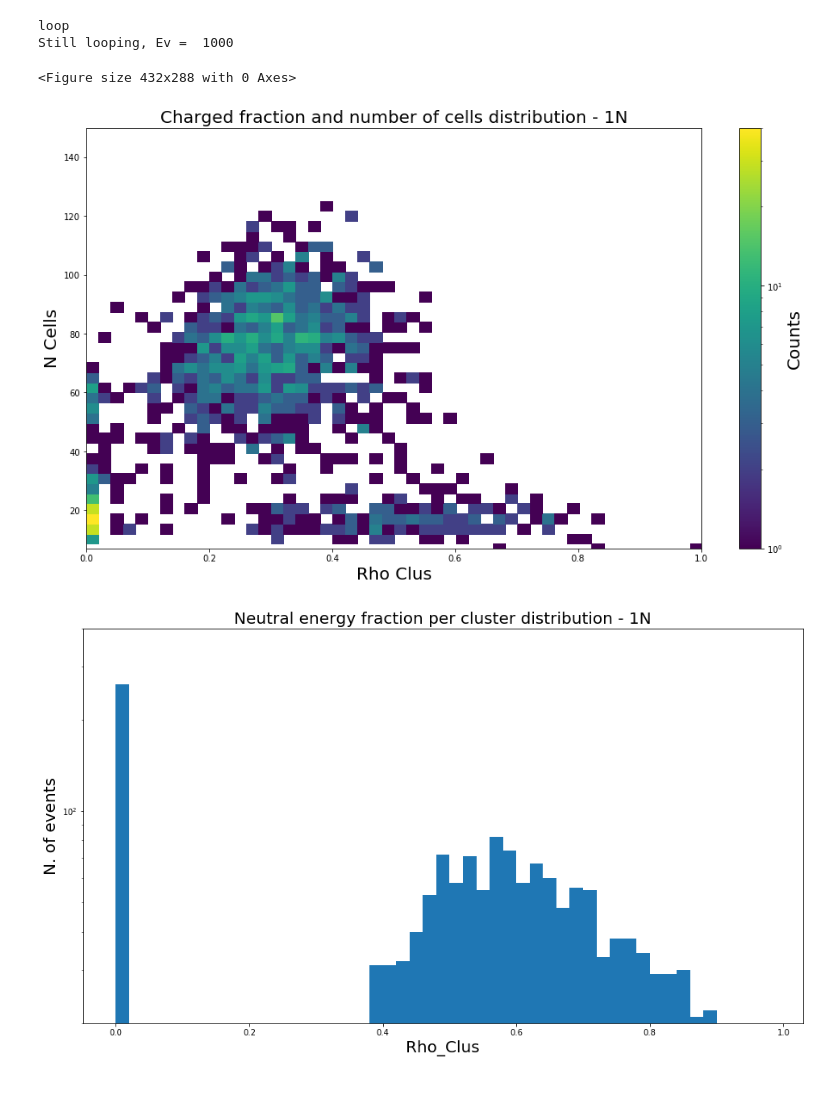
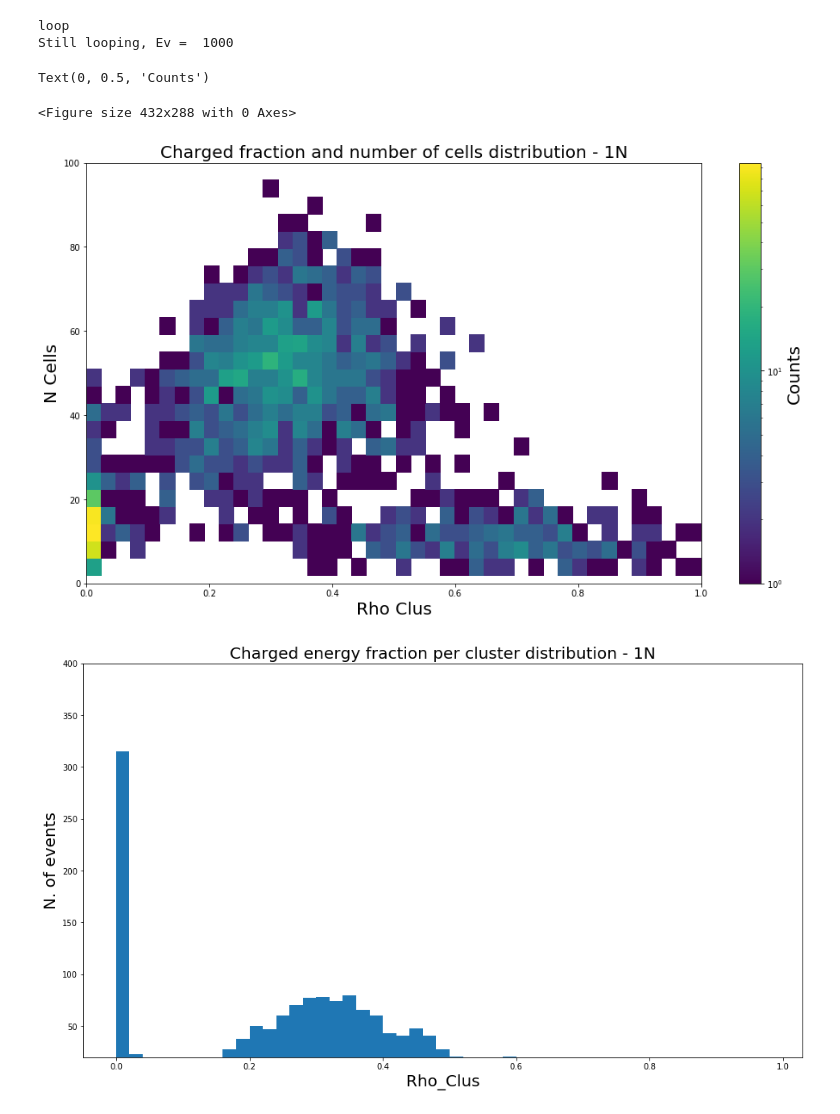
Before and after one commit to sanmayphy/ENERGYFLOW_ML, a Jupyter notebook: DataExploration/Clustering_Energy.ipynb, the cells around one changed output. Saved outputs shown, nothing was run; the diff lists cells and outputs as text; code cells hidden in the pictures.

```diff
--- a/DataExploration/Clustering_Energy.ipynb
+++ b/DataExploration/Clustering_Energy.ipynb
@@ -103,18 +103,15 @@ for ev in range(events):
     Charged_Topo=En_Topo(gT,f,'Charged', ev)
     Neutral_Topo=En_Topo(gT,f,'Neutral', ev)
     Total_Topo=En_Topo(gT,f,'Total',ev)
-
     Count_Cell=Count_Cells(gT, ev)
     i=0
-    #j=-10
     while i<len(Total_Topo):
+        Nu_Cell=Count_Cell[i]
+
         Rho_Clus_P.append(Charged_Topo[i]/Total_Topo[i] )
         Rho_Clus_N.append(Neutral_Topo[i]/Total_Topo[i] )
-
-        N_Cell.append(Count_Cell[i])
+        N_Cell.append(Nu_Cell)
         i+=1
-
-#print(N_Topo40/k, k)
 # %% [output]
 loop
 Still looping, Ev =  100
@@ -156,31 +152,32 @@ Still looping, Ev =  1000
 # %%
 import matplotlib as mpl
 import matplotlib.colors as colors
 
 
 fig2 = plt.figure()
 ax = plt.subplots(figsize=(16,9))
 
-plt.hist2d(Rho_Clus_PA, N_CellA,bins=(50,35), norm=mpl.colors.LogNorm())
+plt.hist2d(Rho_Clus_P, N_Cell,bins=(50,23), norm=mpl.colors.LogNorm())
 plt.xlabel('Rho Clus', fontsize=20)
 plt.ylabel('N Cells', fontsize=20)
 plt.title("Charged fraction and number of cells distribution - 1N", fontsize=20)
 plt.xlim(0 ,1)
-plt.ylim(7,150)
+plt.ylim(0,100)
 
 
 cbar = plt.colorbar()
 cbar.ax.set_ylabel('Counts',  fontsize=20)
 
-plt.savefig("Rho_Cell_Charged - 2N.png")
+#plt.savefig("Rho_Cell_Charged - 1N.png")
 # %% [output]
-<Figure size 432x288 with 0 Axes>
+Text(0, 0.5, 'Counts')
+<Figure size 432x288 with 0 Axes>
-[figure, old version]
+[figure, new version]
 # %%
 bins = list(np.array(range(0,50))/50)
 #tick= bins[:-1]+np.ones(len(bins))[1:]/2
 
-hist, bins = np.histogram(Rho_Clus_N, bins=bins )
+hist, bins = np.histogram(Rho_Clus_P, bins=bins )
 width = np.diff(bins)
 center = (bins[:-1] + bins[1:]) / 2
 
@@ -189,12 +186,12 @@ ax.bar(center, hist, align='center', width=width)
 #ax.set_xticks(tick)
 ax.set_xlabel("Rho_Clus", fontsize=20)
 ax.set_ylabel("N. of events", fontsize=20)
-ax.set_title("Neutral energy fraction per cluster distribution - 1N", fontsize=20)
-plt.yscale('log')
+ax.set_title("Charged energy fraction per cluster distribution - 1N", fontsize=20)
+#plt.yscale('log')
 plt.ylim(20, 400)
 
 #saving set
-plt.savefig("Rho_Clus_Neutral - 1N.png")
+#plt.savefig("Rho_Clus_Neutral - 1N.png")
 plt.show()
 # %% [output]
-[figure, old version]
+[figure, new version]
```
Also changed, not shown: parts of 7 cells of this notebook, 1 other file.
